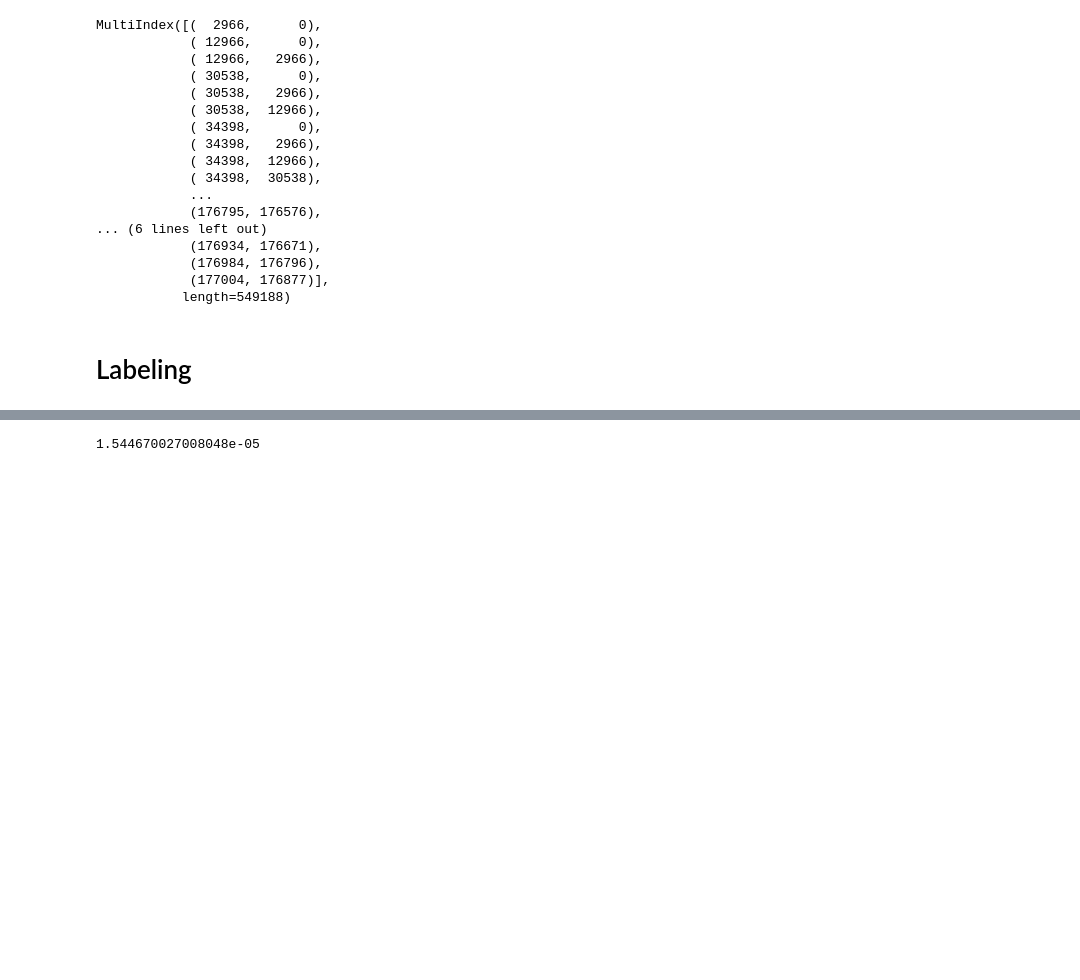
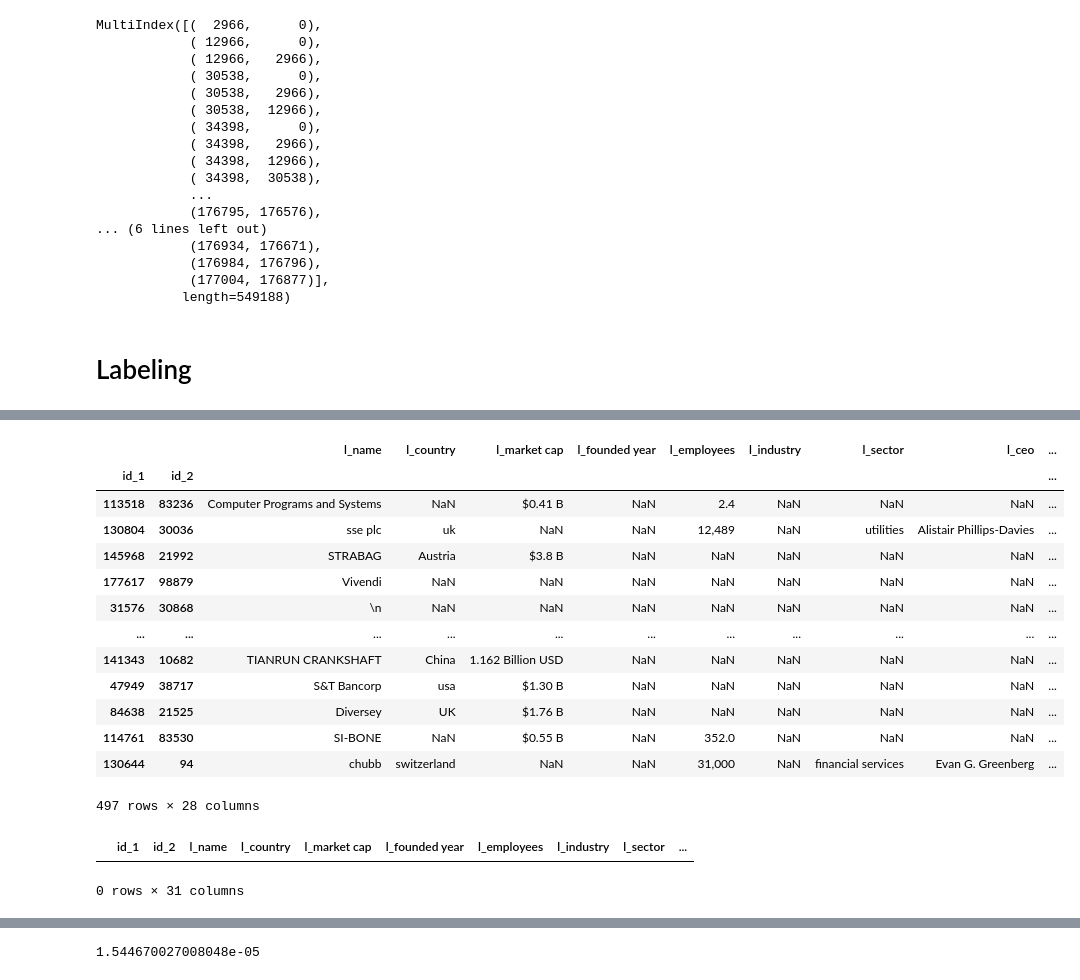
Before and after one commit to DDDavides/IDD_HW8, a Jupyter notebook: python_script/record_linkage.ipynb, the cells around one changed output, grey strips where cells are left out. Drawn from its saved outputs; the diff is of its cells as text; code cells hidden in the pictures; blank space fills up the shorter version.

```diff
--- a/python_script/record_linkage.ipynb
+++ b/python_script/record_linkage.ipynb
@@ -119,0 +126,21 @@ new_labeled_df.to_csv(labeled_path)
+# %%
+choices_path = "./schema_matching/csv/choices.csv"
+choices_df.to_csv(choices_path, index=None)
+# %%
+choices_df = pd.read_csv(choices_path, index_col=[0, 1])
+choices_df
+# %% [output]
+|  |  | l_name | l_country | l_market cap | l_founded year | l_employees | l_industry | l_sector | l_ceo | ... |
+| id_1 | id_2 |  |  |  |  |  |  |  |  | ... |
+| 113518 | 83236 | Computer Programs and Systems | NaN | $0.41 B | NaN | 2.4 | NaN | NaN | NaN | ... |
+| 130804 | 30036 | sse plc | uk | NaN | NaN | 12,489 | NaN | utilities | Alistair Phillips-Davies | ... |
+| 145968 | 21992 | STRABAG | Austria | $3.8 B | NaN | NaN | NaN | NaN | NaN | ... |
+| 177617 | 98879 | Vivendi | NaN | NaN | NaN | NaN | NaN | NaN | NaN | ... |
+| 31576 | 30868 | \n | NaN | NaN | NaN | NaN | NaN | NaN | NaN | ... |
+| ... | ... | ... | ... | ... | ... | ... | ... | ... | ... | ... |
+| 141343 | 10682 | TIANRUN CRANKSHAFT | China | 1.162 Billion USD | NaN | NaN | NaN | NaN | NaN | ... |
+| 47949 | 38717 | S&T Bancorp | usa | $1.30 B | NaN | NaN | NaN | NaN | NaN | ... |
+| 84638 | 21525 | Diversey | UK | $1.76 B | NaN | NaN | NaN | NaN | NaN | ... |
+| 114761 | 83530 | SI-BONE | NaN | $0.55 B | NaN | 352.0 | NaN | NaN | NaN | ... |
+| 130644 | 94 | chubb | switzerland | NaN | NaN | 31,000 | NaN | financial services | Evan G. Greenberg | ... |
+497 rows × 28 columns
@@ -119,0 +154,5 @@ new_labeled_df.to_csv(labeled_path)
+# %%
+golden
+# %% [output]
+|  | id_1 | id_2 | l_name | l_country | l_market cap | l_founded year | l_employees | l_industry | l_sector | ... |
+0 rows × 31 columns
```
Also changed, not shown: parts of 15 cells of this notebook, 3 other files.
